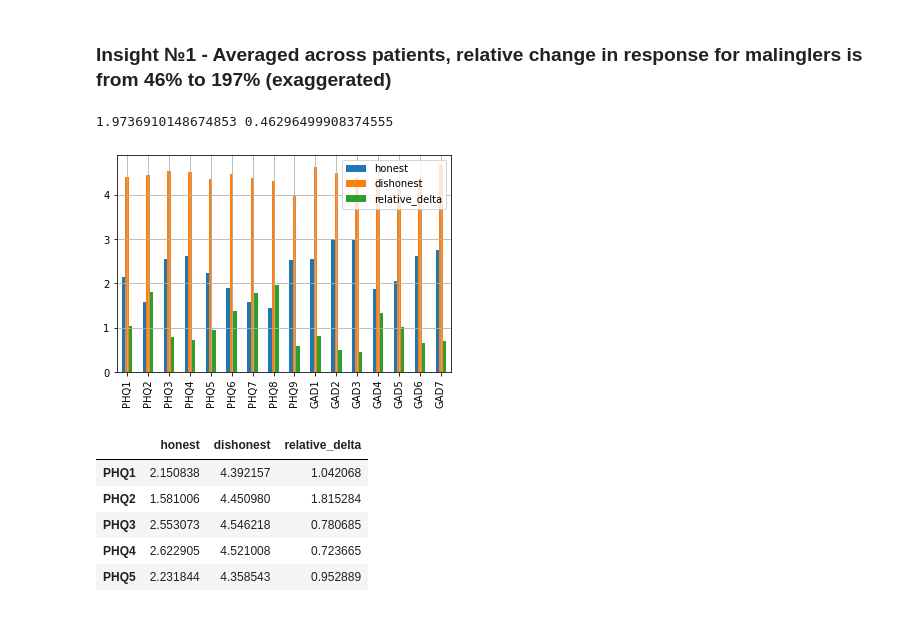
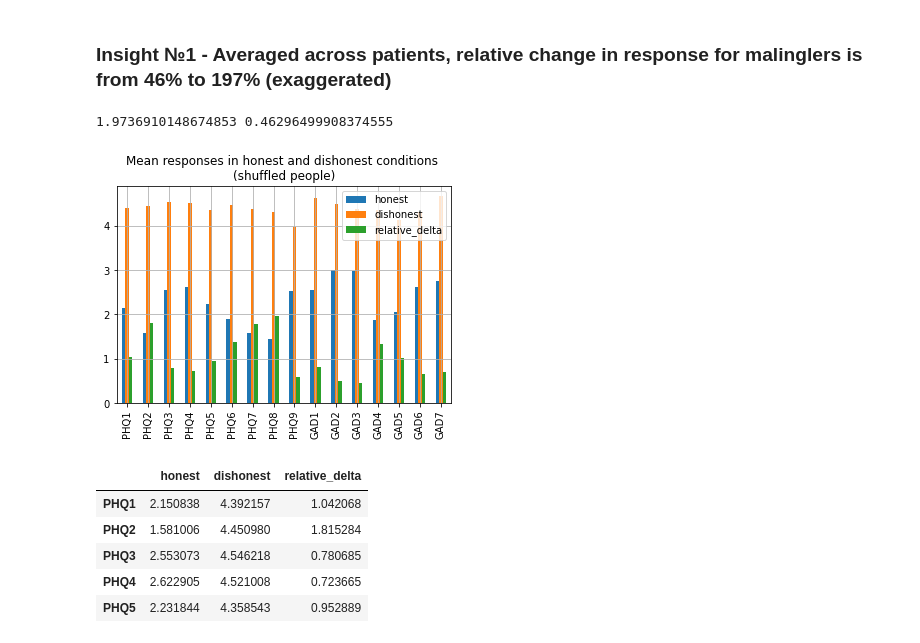
Before and after one commit to PashaIanko/Robust-Feature-Selection, a Jupyter notebook: main.ipynb, the cells around one changed output. Saved outputs shown, nothing was run; the diff lists cells and outputs as text; code cells hidden in the pictures.

```diff
--- a/main.ipynb
+++ b/main.ipynb
@@ -257,15 +263,16 @@ responses = pd.DataFrame(result).transpose()
 # %%
 responses['relative_delta'] = \
     (responses['dishonest'] - responses['honest']) \
     / (responses['honest'])
 
 ax = responses.plot(kind='bar')
+ax.set_title('Mean responses in honest and dishonest conditions \n(shuffled people)')
 ax.grid()
 
 print(responses.relative_delta.max(), responses.relative_delta.min())
 # %% [output]
 1.9736910148674853 0.46296499908374555
-[figure, old version]
+[figure, new version]
 # %%
 responses.head()
 # %% [output]
```
Also changed, not shown: parts of 9 cells of this notebook.
